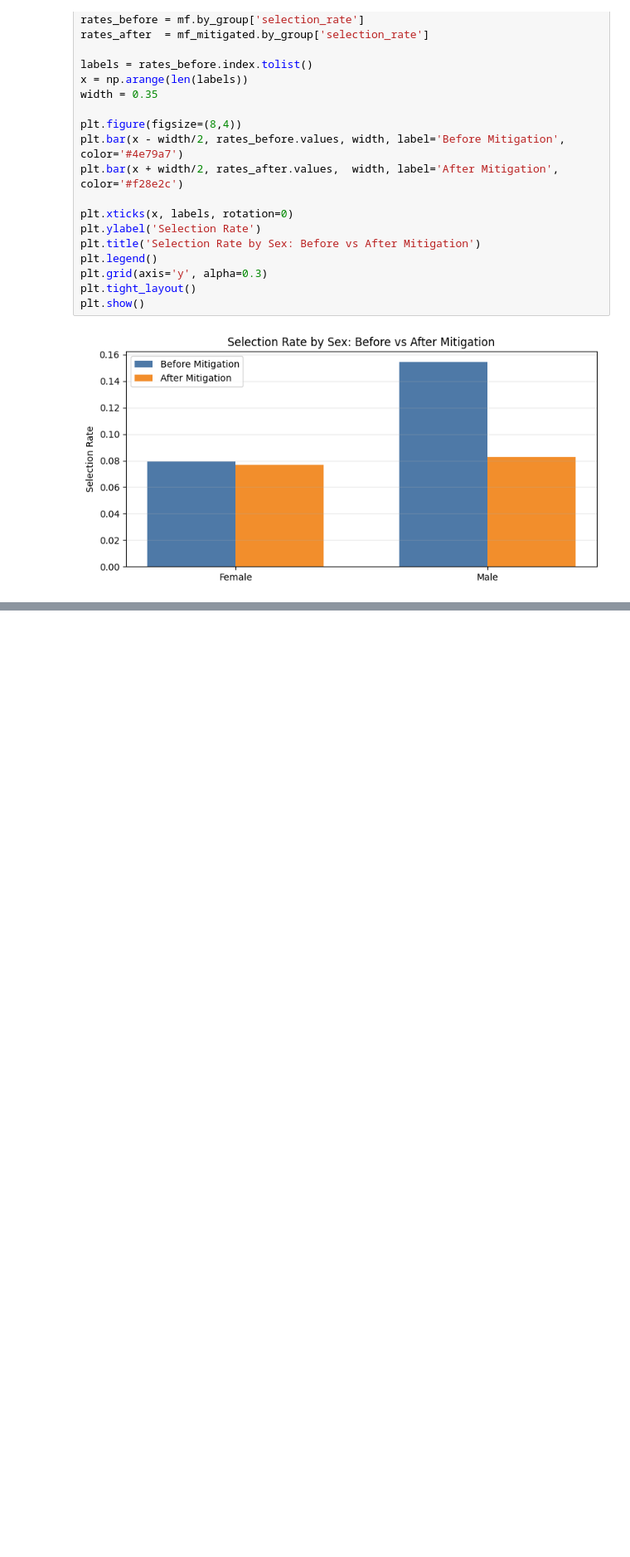
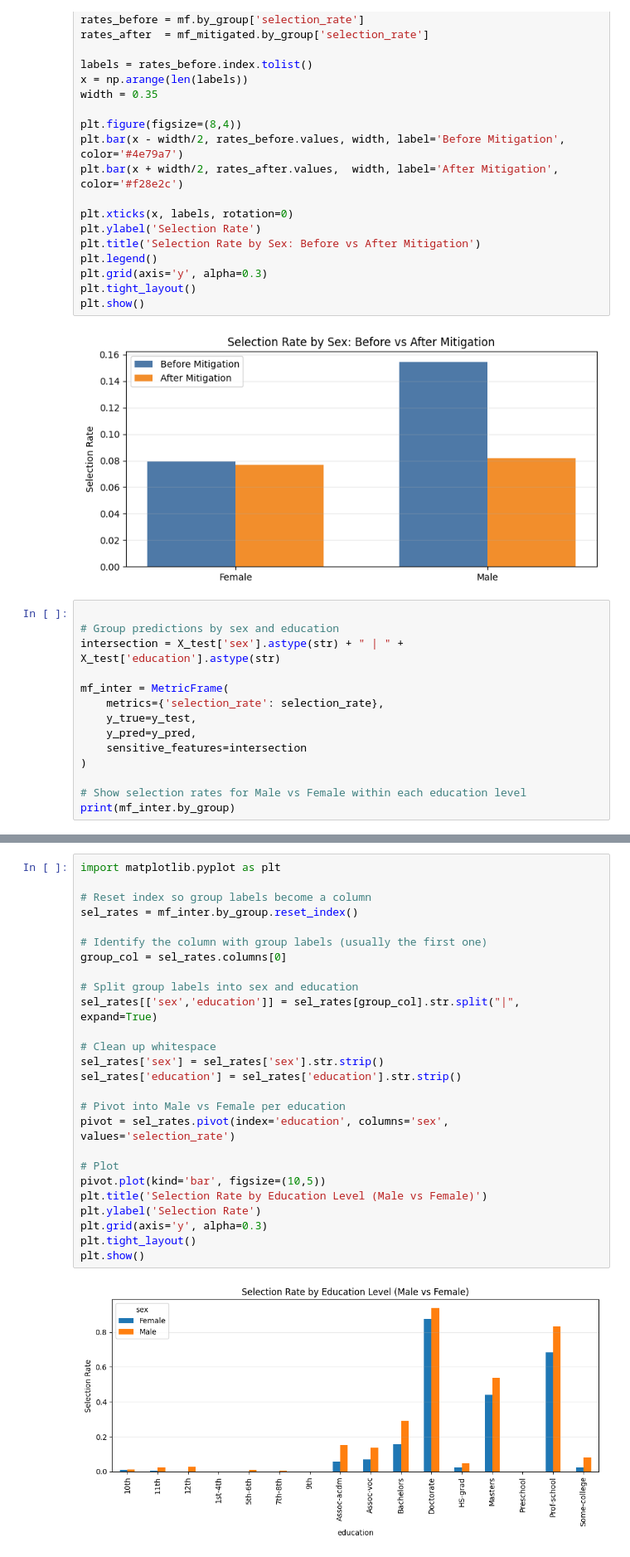
Before and after one commit to Ntwenhle17/gdp-dashboard, a Jupyter notebook: Bias.ipynb, the cells around one changed output, grey strips where cells are left out. Shown at 83% size. Cells and saved outputs as stored; diff of their text form; blank space fills up the shorter version.

```diff
--- a/Bias.ipynb
+++ b/Bias.ipynb
@@ -248,3 +248,17 @@ plt.tight_layout()
 plt.show()
 # %% [output]
 [figure]
+# %%
+
+# Group predictions by sex and education
+intersection = X_test['sex'].astype(str) + " | " + X_test['education'].astype(str)
+
+mf_inter = MetricFrame(
+    metrics={'selection_rate': selection_rate},
+    y_true=y_test,
+    y_pred=y_pred,
+    sensitive_features=intersection
+)
+
+# Show selection rates for Male vs Female within each education level
+print(mf_inter.by_group)
@@ -250,0 +300,28 @@ plt.show()
+# %%
+import matplotlib.pyplot as plt
+
+# Reset index so group labels become a column
+sel_rates = mf_inter.by_group.reset_index()
+
+# Identify the column with group labels (usually the first one)
+group_col = sel_rates.columns[0]
+
+# Split group labels into sex and education
+sel_rates[['sex','education']] = sel_rates[group_col].str.split("|", expand=True)
+
+# Clean up whitespace
+sel_rates['sex'] = sel_rates['sex'].str.strip()
+sel_rates['education'] = sel_rates['education'].str.strip()
+
+# Pivot into Male vs Female per education
+pivot = sel_rates.pivot(index='education', columns='sex', values='selection_rate')
+
+# Plot
+pivot.plot(kind='bar', figsize=(10,5))
+plt.title('Selection Rate by Education Level (Male vs Female)')
+plt.ylabel('Selection Rate')
+plt.grid(axis='y', alpha=0.3)
+plt.tight_layout()
+plt.show()
+# %% [output]
+[figure, added]
```
Also changed, not shown: parts of 8 cells of this notebook.
